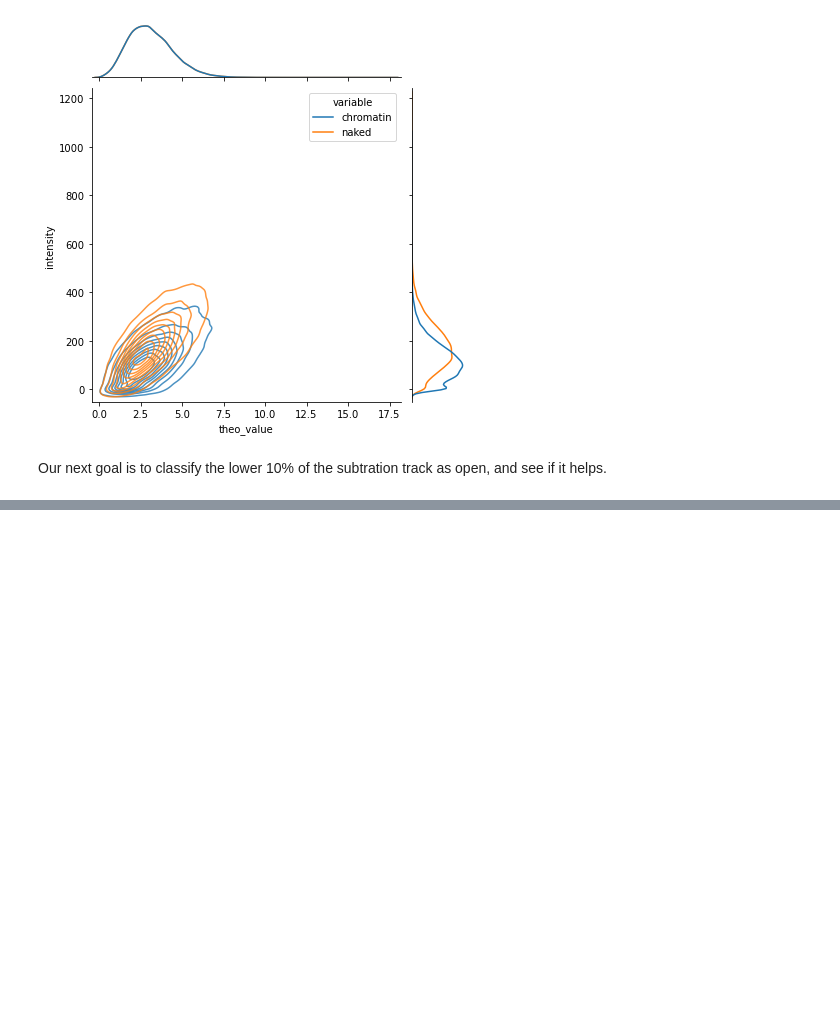
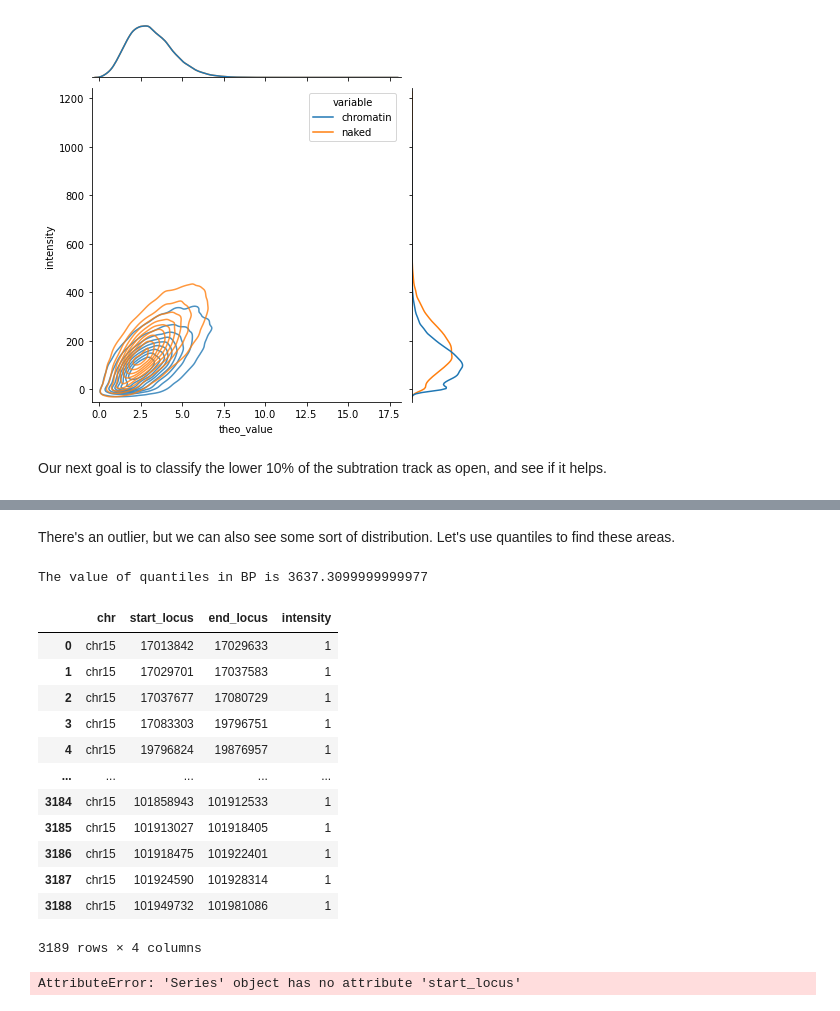
Before and after one commit to ebensteinLab/EcoDAM, a Jupyter notebook: notebooks/normalize_chrom_to_atac.ipynb, the cells around one changed output, grey strips where cells are left out. Cells and saved outputs as stored; diff of their text form; code cells hidden in the pictures; blank space fills up the shorter version.

```diff
--- a/notebooks/normalize_chrom_to_atac.ipynb
+++ b/notebooks/normalize_chrom_to_atac.ipynb
@@ -538,0 +552,29 @@ Our next goal is to classify the lower 10% of the subtration track as open, and
+# %% [markdown]
+There's an outlier, but we can also see some sort of distribution. Let's use quantiles to find these areas.
+# %%
+quantile = np.quantile(diffs.to_numpy(), q=0.99)
+print(f"The value of quantiles in BP is {quantile}")
+quantmask = diffs > quantile
+ends = ends[quantmask]
+starts = starts[quantmask]
+non_nfr = pd.DataFrame({'chr': 'chr15', 'start_locus': ends, 'end_locus': starts, 'intensity': 1})
+non_nfr
+# %% [output]
+The value of quantiles in BP is 3637.3099999999977
+|  | chr | start_locus | end_locus | intensity |
+| 0 | chr15 | 17013842 | 17029633 | 1 |
+| 1 | chr15 | 17029701 | 17037583 | 1 |
+| 2 | chr15 | 17037677 | 17080729 | 1 |
+| 3 | chr15 | 17083303 | 19796751 | 1 |
+| 4 | chr15 | 19796824 | 19876957 | 1 |
+| ... | ... | ... | ... | ... |
+| 3184 | chr15 | 101858943 | 101912533 | 1 |
+| 3185 | chr15 | 101913027 | 101918405 | 1 |
+| 3186 | chr15 | 101918475 | 101922401 | 1 |
+| 3187 | chr15 | 101924590 | 101928314 | 1 |
+| 3188 | chr15 | 101949732 | 101981086 | 1 |
+3189 rows × 4 columns
+# %%
+chrom_at_nonnfr = get_index_values_for_nfr(non_nfr, chrom.copy())
+# %% [output]
+AttributeError: 'Series' object has no attribute 'start_locus'
```
Also changed, not shown: parts of 6 cells of this notebook, 14 other files.
